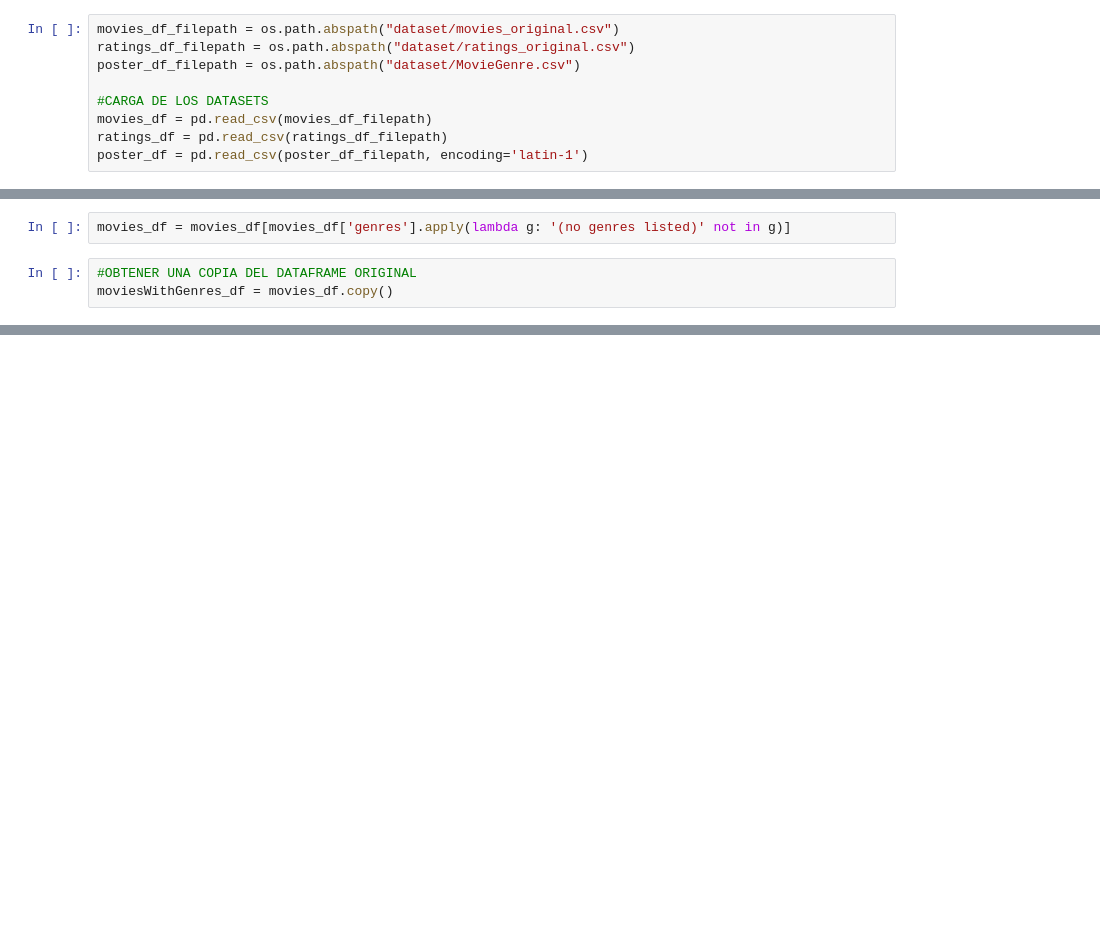
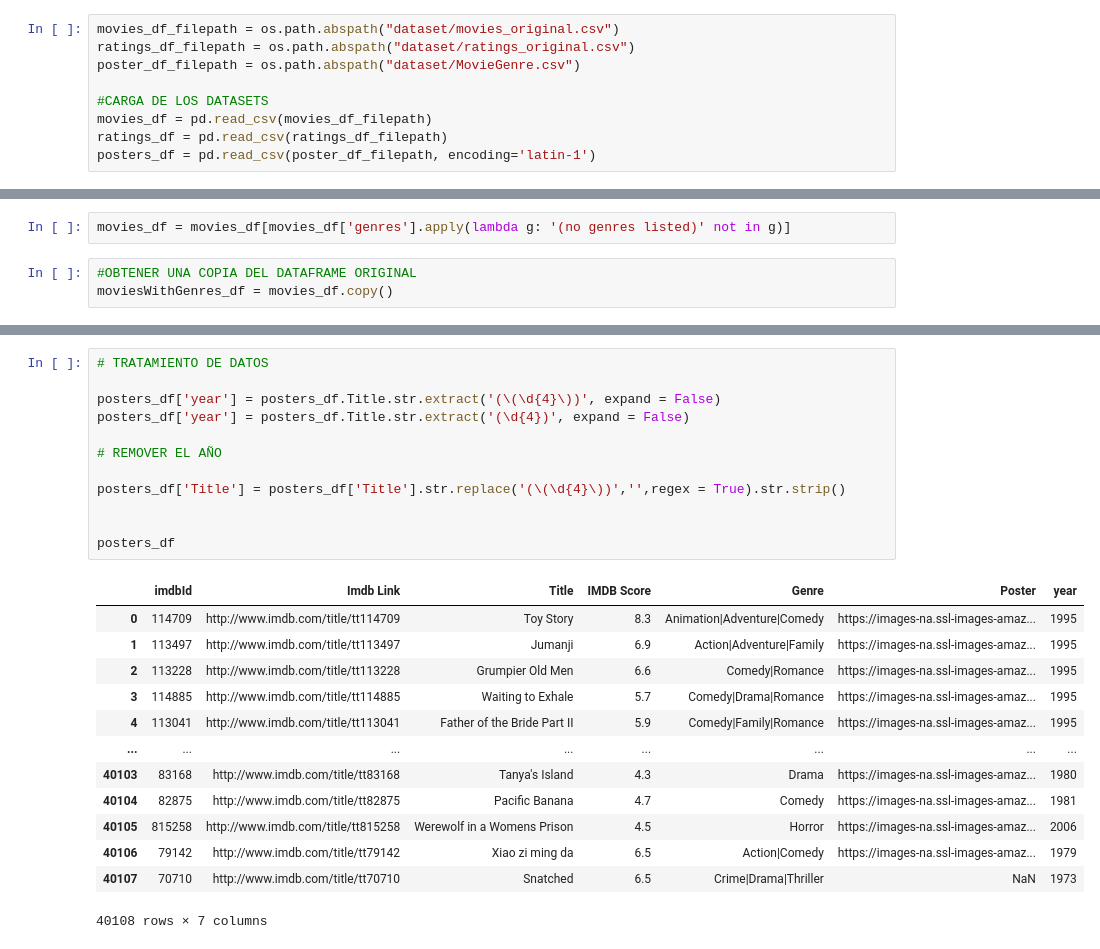
Before and after one commit to CarlosSilvaE/Modelos_Recursada, a Jupyter notebook: One_Hot_Encoding/Recomendacion.ipynb, the cells around one changed output, grey strips where cells are left out. Drawn from its saved outputs; the diff is of its cells as text; blank space fills up the shorter version.

```diff
--- a/One_Hot_Encoding/Recomendacion.ipynb
+++ b/One_Hot_Encoding/Recomendacion.ipynb
@@ -11,6 +14,6 @@ poster_df_filepath = os.path.abspath("dataset/MovieGenre.csv")
 #CARGA DE LOS DATASETS
 movies_df = pd.read_csv(movies_df_filepath)
 ratings_df = pd.read_csv(ratings_df_filepath)
-poster_df = pd.read_csv(poster_df_filepath, encoding='latin-1')
+posters_df = pd.read_csv(poster_df_filepath, encoding='latin-1')
 # %%
 movies_df
@@ -137,0 +498,26 @@ movies_df_position.head(20)
+# %%
+# TRATAMIENTO DE DATOS
+
+posters_df['year'] = posters_df.Title.str.extract('(\(\d{4}\))', expand = False)
+posters_df['year'] = posters_df.Title.str.extract('(\d{4})', expand = False)
+
+# REMOVER EL AÑO
+
+posters_df['Title'] = posters_df['Title'].str.replace('(\(\d{4}\))','',regex = True).str.strip()
+
+
+posters_df
+# %% [output]
+|  | imdbId | Imdb Link | Title | IMDB Score | Genre | Poster | year |
+| 0 | 114709 | http://www.imdb.com/title/tt114709 | Toy Story | 8.3 | Animation|Adventure|Comedy | https://images-na.ssl-images-amaz... | 1995 |
+| 1 | 113497 | http://www.imdb.com/title/tt113497 | Jumanji | 6.9 | Action|Adventure|Family | https://images-na.ssl-images-amaz... | 1995 |
+| 2 | 113228 | http://www.imdb.com/title/tt113228 | Grumpier Old Men | 6.6 | Comedy|Romance | https://images-na.ssl-images-amaz... | 1995 |
+| 3 | 114885 | http://www.imdb.com/title/tt114885 | Waiting to Exhale | 5.7 | Comedy|Drama|Romance | https://images-na.ssl-images-amaz... | 1995 |
+| 4 | 113041 | http://www.imdb.com/title/tt113041 | Father of the Bride Part II | 5.9 | Comedy|Family|Romance | https://images-na.ssl-images-amaz... | 1995 |
+| ... | ... | ... | ... | ... | ... | ... | ... |
+| 40103 | 83168 | http://www.imdb.com/title/tt83168 | Tanya's Island | 4.3 | Drama | https://images-na.ssl-images-amaz... | 1980 |
+| 40104 | 82875 | http://www.imdb.com/title/tt82875 | Pacific Banana | 4.7 | Comedy | https://images-na.ssl-images-amaz... | 1981 |
+| 40105 | 815258 | http://www.imdb.com/title/tt815258 | Werewolf in a Womens Prison | 4.5 | Horror | https://images-na.ssl-images-amaz... | 2006 |
+| 40106 | 79142 | http://www.imdb.com/title/tt79142 | Xiao zi ming da | 6.5 | Action|Comedy | https://images-na.ssl-images-amaz... | 1979 |
+| 40107 | 70710 | http://www.imdb.com/title/tt70710 | Snatched | 6.5 | Crime|Drama|Thriller | NaN | 1973 |
+40108 rows × 7 columns
```
Also changed, not shown: parts of 28 cells of this notebook.
